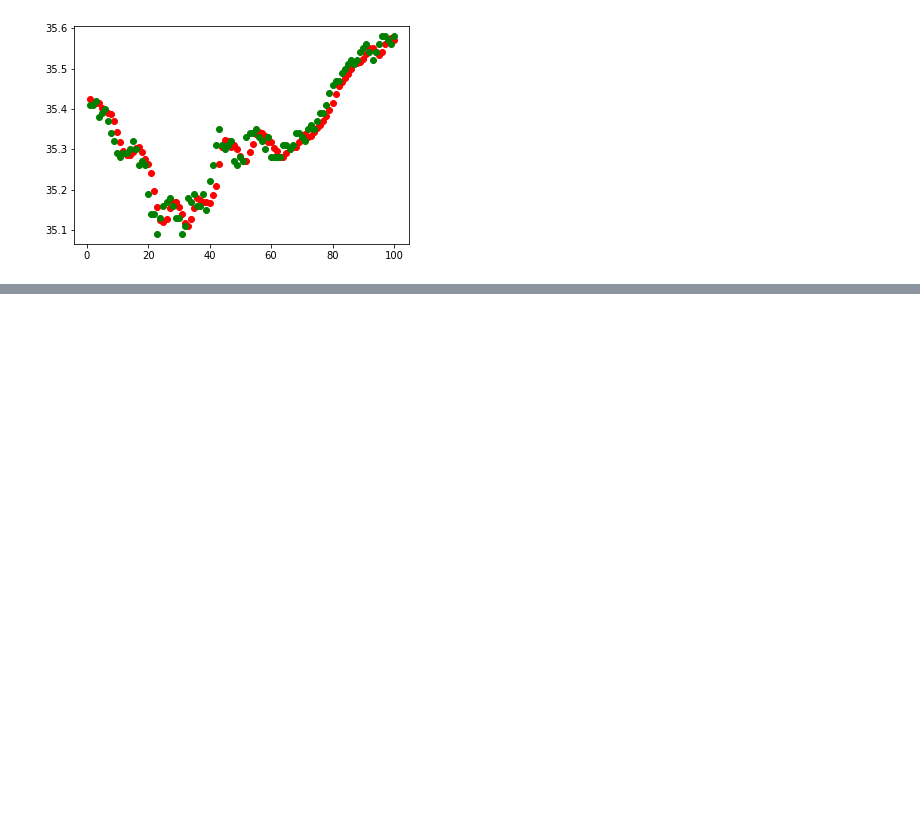
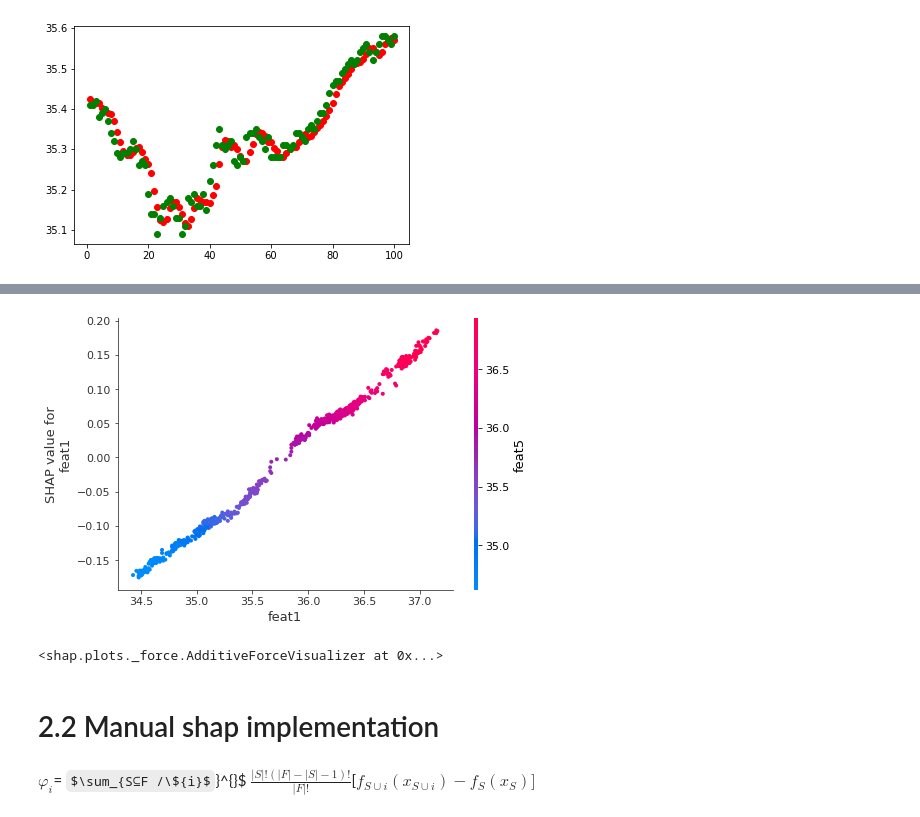
Before and after one commit to amansinha09/causality, a Jupyter notebook: notebooks/TSAnalysis.ipynb, the cells around one changed output, grey strips where cells are left out. Cells and saved outputs as stored; diff of their text form; code cells hidden in the pictures; some formulas as TeX source; blank space fills up the shorter version.

```diff
--- a/notebooks/TSAnalysis.ipynb
+++ b/notebooks/TSAnalysis.ipynb
@@ -144,0 +279,11 @@ plt.scatter(x, y2, c = 'green')# truth
+# %%
+shap.dependence_plot("feat1", shap_values, X_test)
+# %% [output]
+[figure, added]
+# %%
+sample_idx = 13
+shap.force_plot(explainer.expected_value, shap_values[sample_idx,:], X_test.iloc[sample_idx])
+# %% [output]
+<shap.plots._force.AdditiveForceVisualizer at 0x...>
+# %% [markdown]
+# 2.2 Manual shap implementation
@@ -144,0 +294,2 @@ plt.scatter(x, y2, c = 'green')# truth
+# %% [markdown]
+$φ_{i}$= $\sum_{S⊆F /\${i}$}^{}$  $\frac{|S|!(|F|−|S|−1)!}{|F|!} $[$f_{S∪{i}}(x_{S ∪ {i}})−f_{S}(x_{S})]$
```
Also changed, not shown: parts of 29 cells of this notebook, 3 other files.
